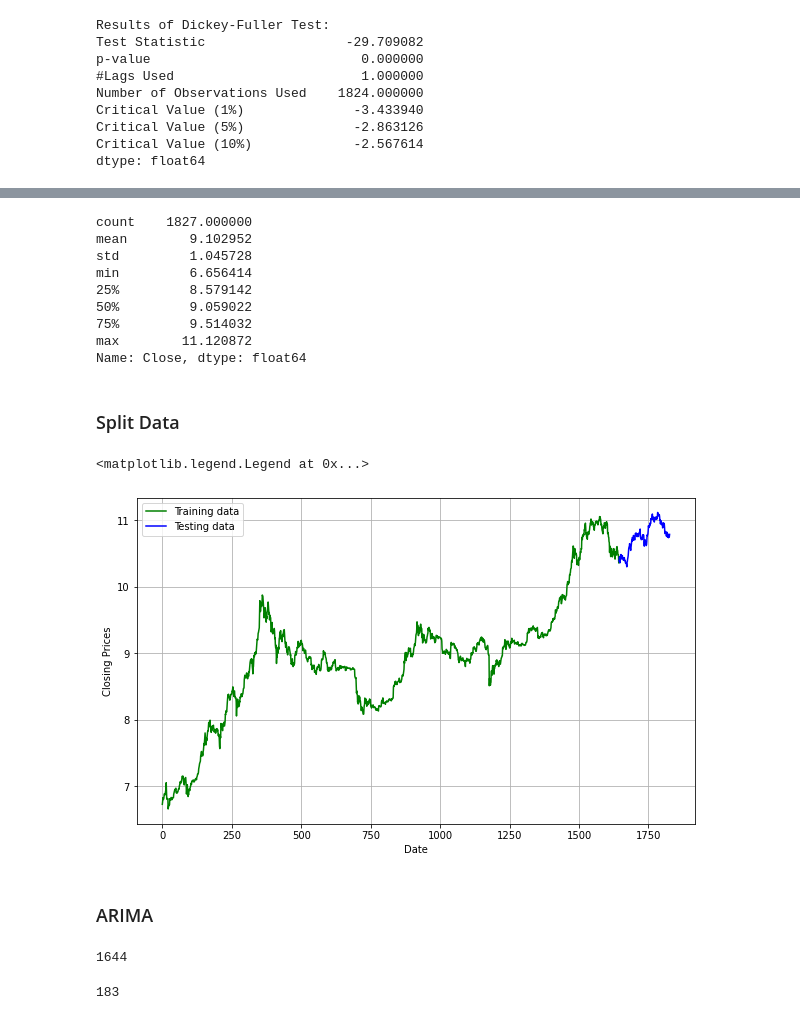
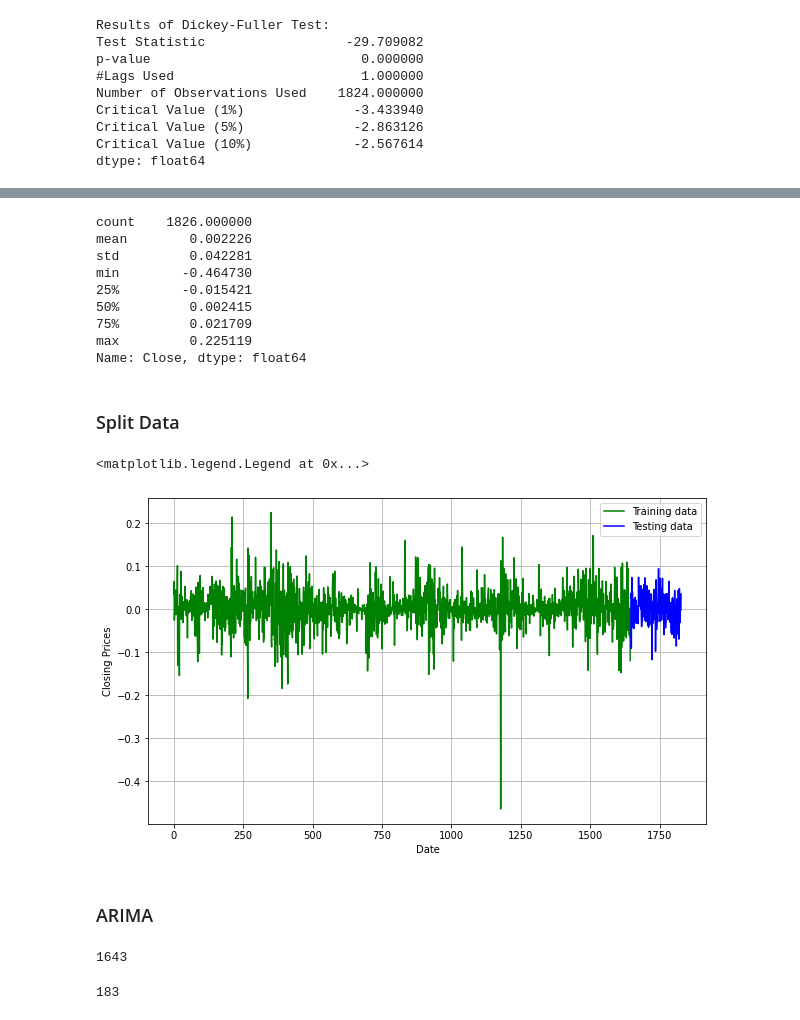
Before and after one commit to marina-sam14/BitcoinClosePricePrediction, a Jupyter notebook: ARIMA.ipynb, the cells around one changed output, grey strips where cells are left out. Saved outputs shown, nothing was run; the diff lists cells and outputs as text; code cells hidden in the pictures.

```diff
--- a/ARIMA.ipynb
+++ b/ARIMA.ipynb
@@ -133,14 +146,14 @@ dtype: float64
 # %%
-ts_log.describe()
+ts_log_diff.describe()
 # %% [output]
-count    1827.000000
-mean        9.102952
-std         1.045728
-min         6.656414
-25%         8.579142
-50%         9.059022
-75%         9.514032
-max        11.120872
+count    1826.000000
+mean        0.002226
+std         0.042281
+min        -0.464730
+25%        -0.015421
+50%         0.002415
+75%         0.021709
+max         0.225119
 Name: Close, dtype: float64
 # %% [markdown]
 ### Split Data
@@ -151,24 +160,24 @@ Name: Close, dtype: float64
 # %%
-to_row = int(len(ts_log)*0.9)
-training_data = list(ts_log[0:to_row])
-testing_data = list(ts_log[to_row:])
+to_row = int(len(ts_log_diff)*0.9)
+training_data = list(ts_log_diff[0:to_row])
+testing_data = list(ts_log_diff[to_row:])
 # %%
 plt.figure(figsize=(10,6))
 plt.grid(True)
 plt.xlabel("Date")
 plt.ylabel("Closing Prices")
-plt.plot(ts_log[0:to_row],'green',label="Training data")
-plt.plot(ts_log[to_row:],'blue',label="Testing data")
+plt.plot(ts_log_diff[0:to_row],'green',label="Training data")
+plt.plot(ts_log_diff[to_row:],'blue',label="Testing data")
 plt.legend()
 # %% [output]
 <matplotlib.legend.Legend at 0x...>
-[figure, old version]
+[figure, new version]
 # %% [markdown]
 ### ARIMA
 # %%
 len(training_data)
 # %% [output]
-1644
+1643
 # %%
 len(testing_data)
 # %% [output]
```
Also changed, not shown: parts of 32 cells of this notebook, 1 other file.
